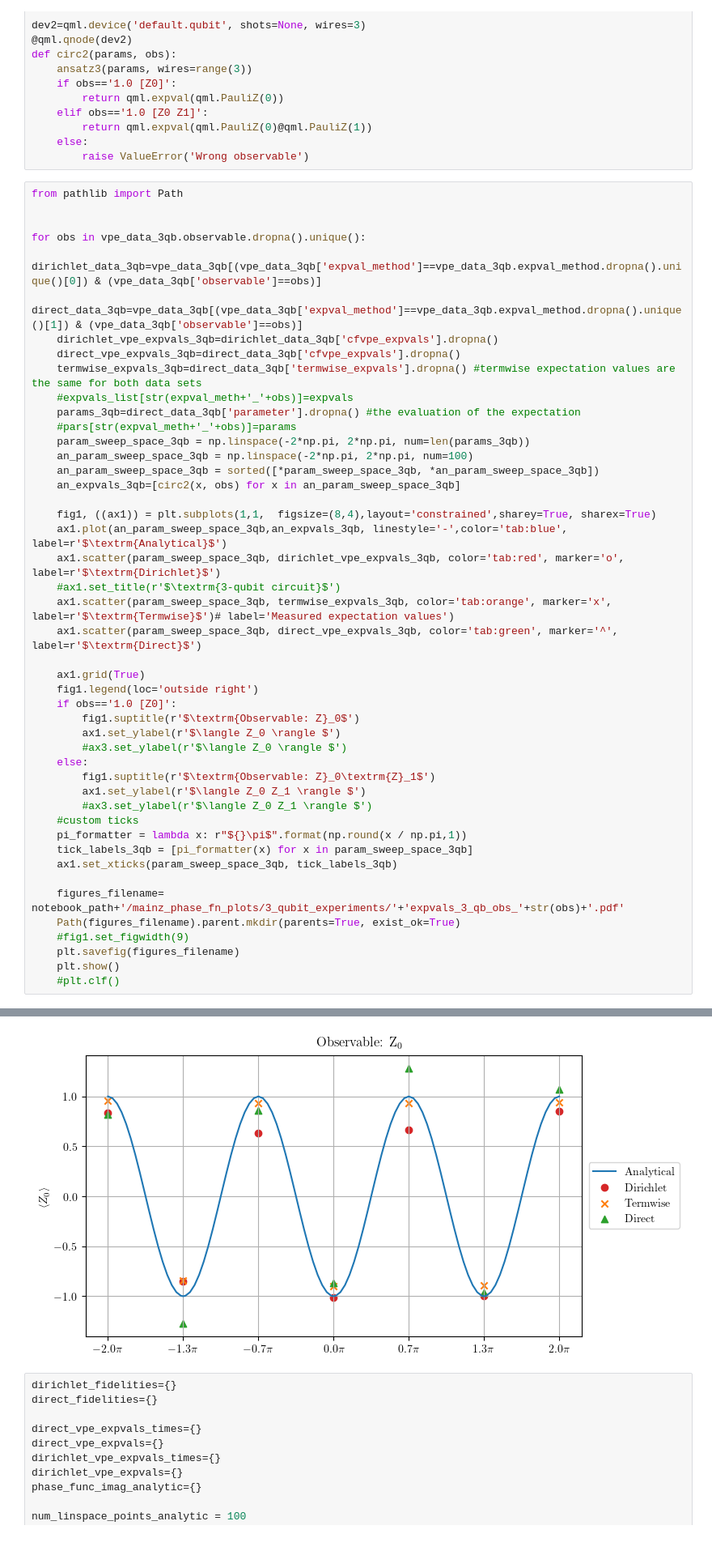
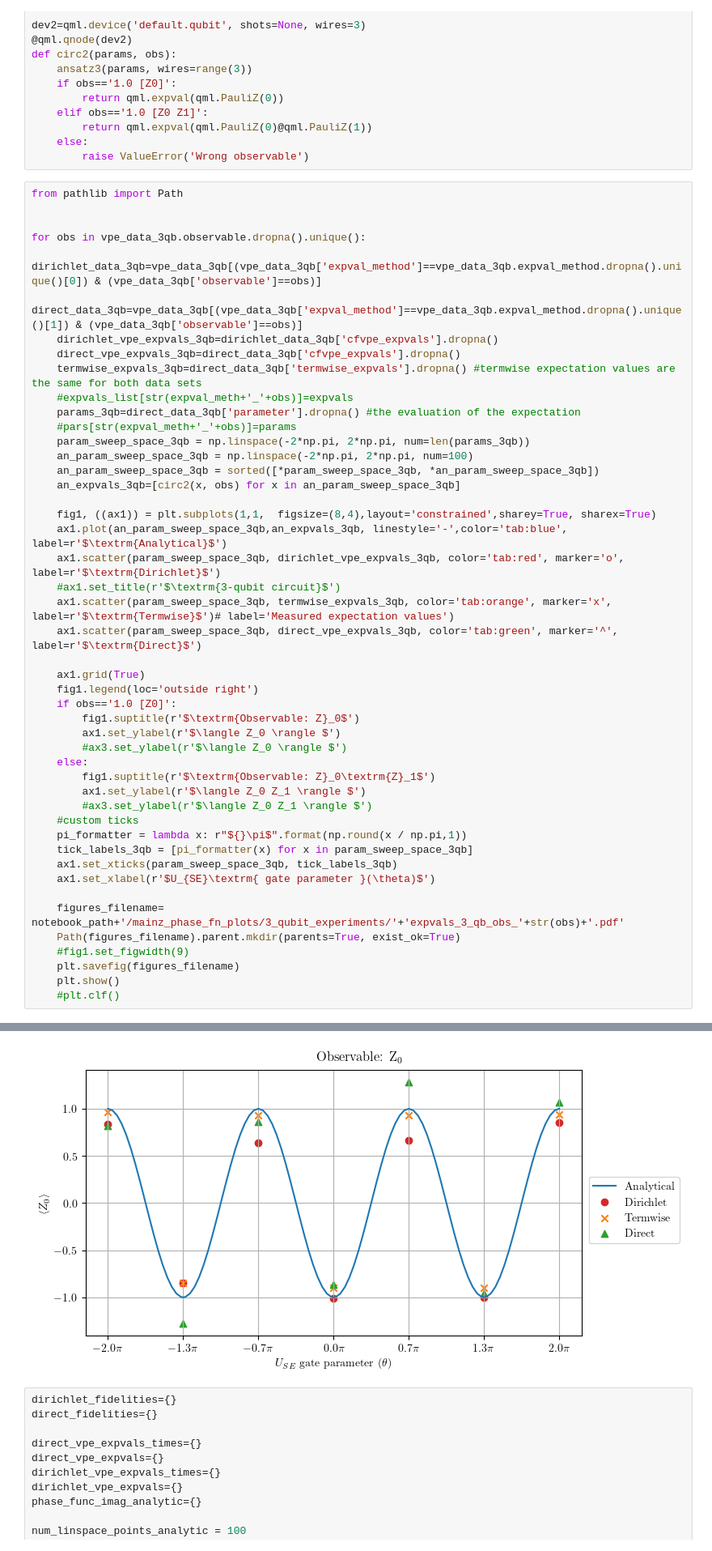
Before and after one commit to fgkritsis/PhD_notebooks, a Jupyter notebook: Mainz_data/mainz_trapped_ion_experiments.ipynb, the cells around one changed output, grey strips where cells are left out. Shown at 81% size. Drawn from its saved outputs; the diff is of its cells as text.

Commit message:
r'$\textrm{Fidelities over parameter space}$' plot cleanups

```diff
--- a/Mainz_data/mainz_trapped_ion_experiments.ipynb
+++ b/Mainz_data/mainz_trapped_ion_experiments.ipynb
@@ -162,6 +162,7 @@ for obs in vpe_data_3qb.observable.dropna().unique():
     pi_formatter = lambda x: r"${}\pi$".format(np.round(x / np.pi,1))
     tick_labels_3qb = [pi_formatter(x) for x in param_sweep_space_3qb]
     ax1.set_xticks(param_sweep_space_3qb, tick_labels_3qb)
+    ax1.set_xlabel(r'$U_{SE}\textrm{ gate parameter }(\theta)$')
 
     figures_filename= notebook_path+'/mainz_phase_fn_plots/3_qubit_experiments/'+'expvals_3_qb_obs_'+str(obs)+'.pdf'
     Path(figures_filename).parent.mkdir(parents=True, exist_ok=True)
@@ -174,4 +175,4 @@ for obs in vpe_data_3qb.observable.dropna().unique():
-[figure, old version]
+[figure, new version]
 # %%
 dirichlet_fidelities={}
 direct_fidelities={}
```
Also changed, not shown: parts of 7 cells of this notebook, 17 other files.
